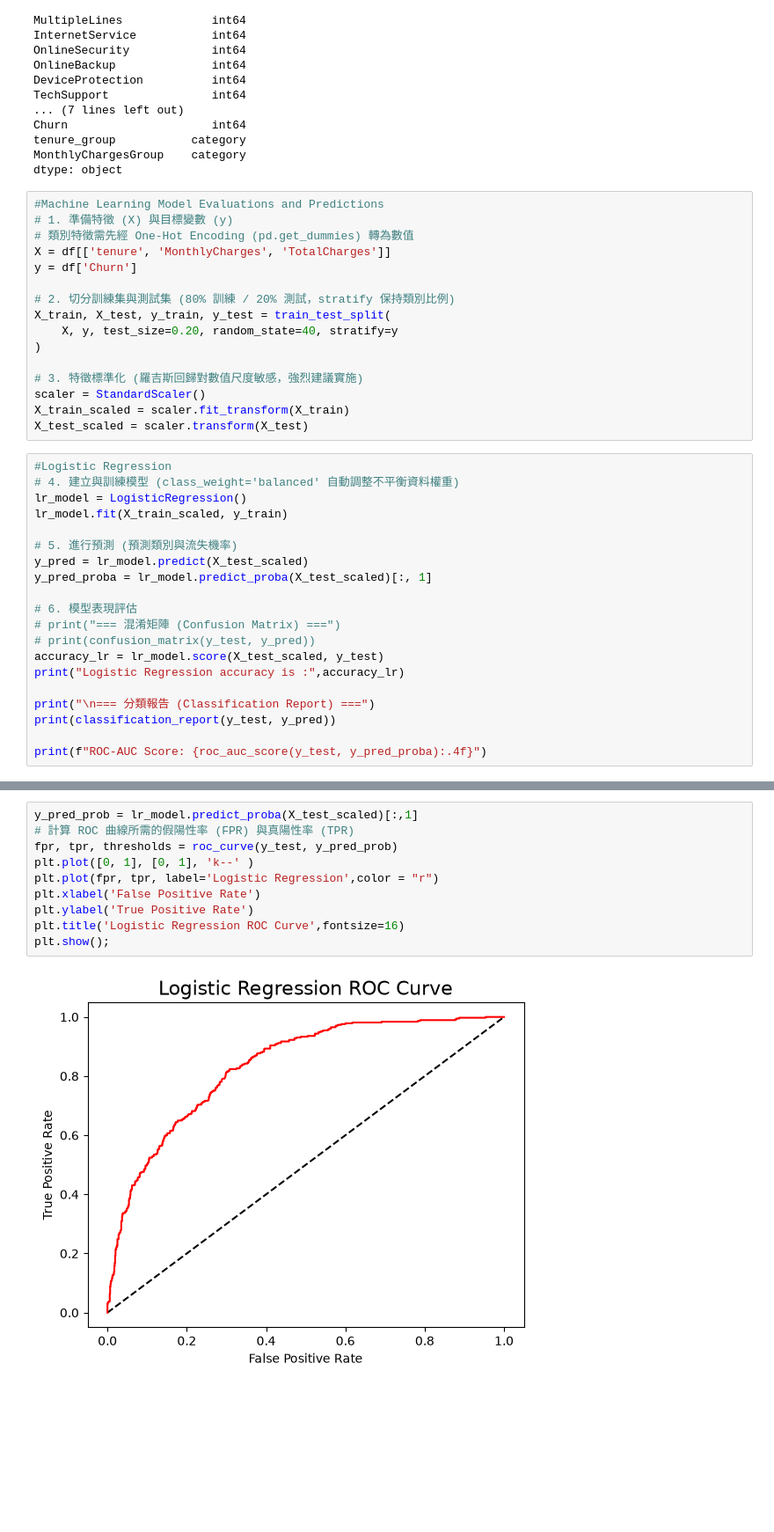
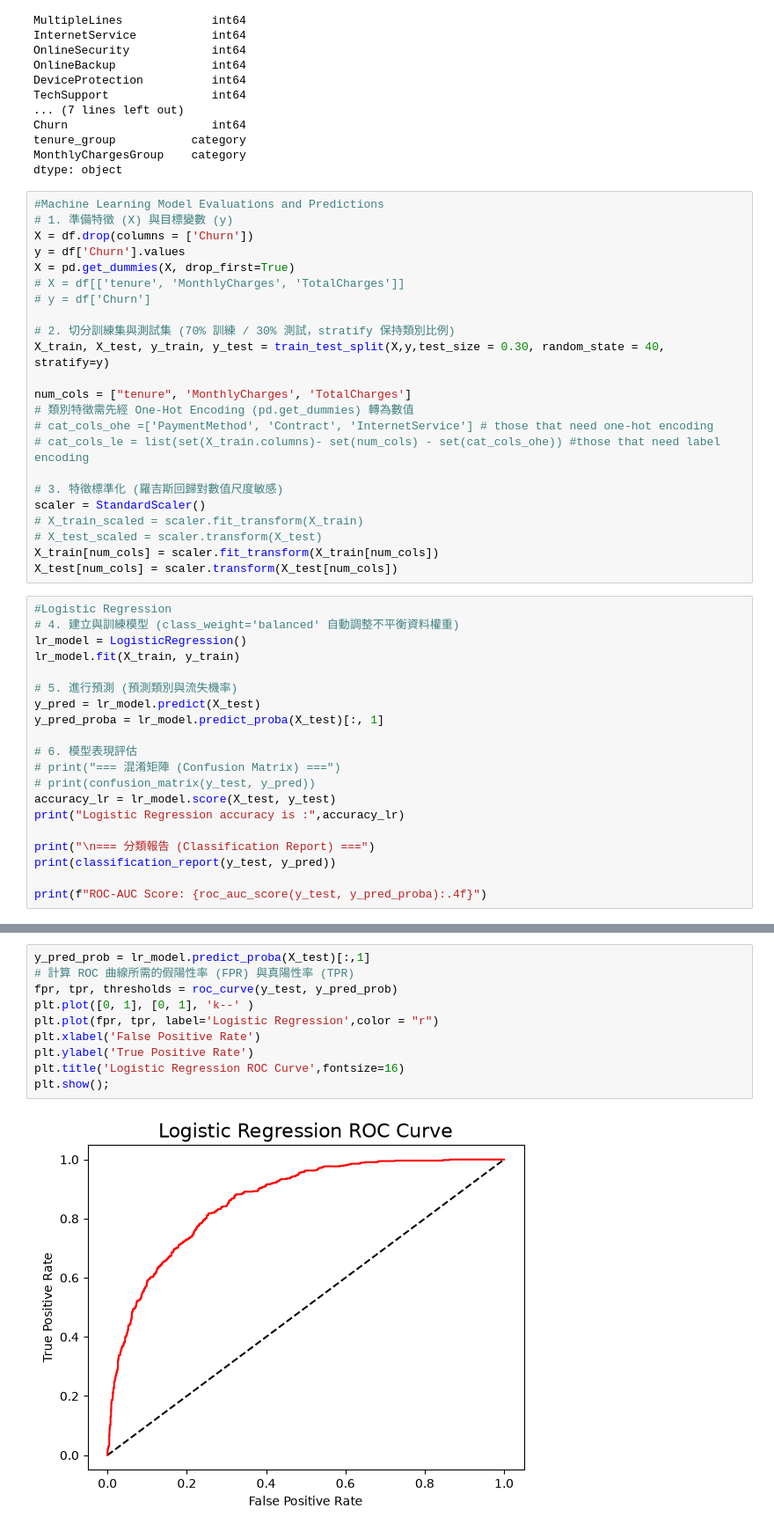
Before and after one commit to Harry30424/operations-analytics, a Jupyter notebook: notebooks/customer_churn.ipynb, the cells around one changed output, grey strips where cells are left out. Shown at 88% size. Cells and saved outputs as stored; diff of their text form; blank space fills up the shorter version.

Commit message:
Improve model accuracy

```diff
--- a/notebooks/customer_churn.ipynb
+++ b/notebooks/customer_churn.ipynb
@@ -463,33 +479,40 @@ dtype: object
 # %%
 #Machine Learning Model Evaluations and Predictions
 # 1. 準備特徵 (X) 與目標變數 (y)
+X = df.drop(columns = ['Churn'])
+y = df['Churn'].values
+X = pd.get_dummies(X, drop_first=True)
+# X = df[['tenure', 'MonthlyCharges', 'TotalCharges']]
+# y = df['Churn']
+
+# 2. 切分訓練集與測試集 (70% 訓練 / 30% 測試，stratify 保持類別比例)
+X_train, X_test, y_train, y_test = train_test_split(X,y,test_size = 0.30, random_state = 40, stratify=y)
+
+num_cols = ["tenure", 'MonthlyCharges', 'TotalCharges']
 # 類別特徵需先經 One-Hot Encoding (pd.get_dummies) 轉為數值
-X = df[['tenure', 'MonthlyCharges', 'TotalCharges']]
-y = df['Churn']
+# cat_cols_ohe =['PaymentMethod', 'Contract', 'InternetService'] # those that need one-hot encoding
+# cat_cols_le = list(set(X_train.columns)- set(num_cols) - set(cat_cols_ohe)) #those that need label encoding
 
-# 2. 切分訓練集與測試集 (80% 訓練 / 20% 測試，stratify 保持類別比例)
-X_train, X_test, y_train, y_test = train_test_split(
-    X, y, test_size=0.20, random_state=40, stratify=y
-)
-
-# 3. 特徵標準化 (羅吉斯回歸對數值尺度敏感，強烈建議實施)
+# 3. 特徵標準化 (羅吉斯回歸對數值尺度敏感)
 scaler = StandardScaler()
-X_train_scaled = scaler.fit_transform(X_train)
-X_test_scaled = scaler.transform(X_test)
+# X_train_scaled = scaler.fit_transform(X_train)
+# X_test_scaled = scaler.transform(X_test)
+X_train[num_cols] = scaler.fit_transform(X_train[num_cols])
+X_test[num_cols] = scaler.transform(X_test[num_cols])
 # %%
 #Logistic Regression
 # 4. 建立與訓練模型 (class_weight='balanced' 自動調整不平衡資料權重)
 lr_model = LogisticRegression()
-lr_model.fit(X_train_scaled, y_train)
+lr_model.fit(X_train, y_train)
 
 # 5. 進行預測 (預測類別與流失機率)
-y_pred = lr_model.predict(X_test_scaled)
-y_pred_proba = lr_model.predict_proba(X_test_scaled)[:, 1]
+y_pred = lr_model.predict(X_test)
+y_pred_proba = lr_model.predict_proba(X_test)[:, 1]
 
 # 6. 模型表現評估
 # print("=== 混淆矩陣 (Confusion Matrix) ===")
 # print(confusion_matrix(y_test, y_pred))
-accuracy_lr = lr_model.score(X_test_scaled, y_test)
+accuracy_lr = lr_model.score(X_test, y_test)
 print("Logistic Regression accuracy is :",accuracy_lr)
 
 print("\n=== 分類報告 (Classification Report) ===")
@@ -522,15 +545,15 @@ plt.show()
 # %%
-y_pred_prob = lr_model.predict_proba(X_test_scaled)[:,1]
+y_pred_prob = lr_model.predict_proba(X_test)[:,1]
 # 計算 ROC 曲線所需的假陽性率 (FPR) 與真陽性率 (TPR)
 fpr, tpr, thresholds = roc_curve(y_test, y_pred_prob)
 plt.plot([0, 1], [0, 1], 'k--' )
 plt.plot(fpr, tpr, label='Logistic Regression',color = "r")
 plt.xlabel('False Positive Rate')
 plt.ylabel('True Positive Rate')
 plt.title('Logistic Regression ROC Curve',fontsize=16)
 plt.show();
 # %% [output]
-[figure, old version]
+[figure, new version]
 # %%
 #KNN
 knn_model = KNeighborsClassifier(n_neighbors = 11)
```
Also changed, not shown: parts of 18 cells of this notebook, 1 other file.
